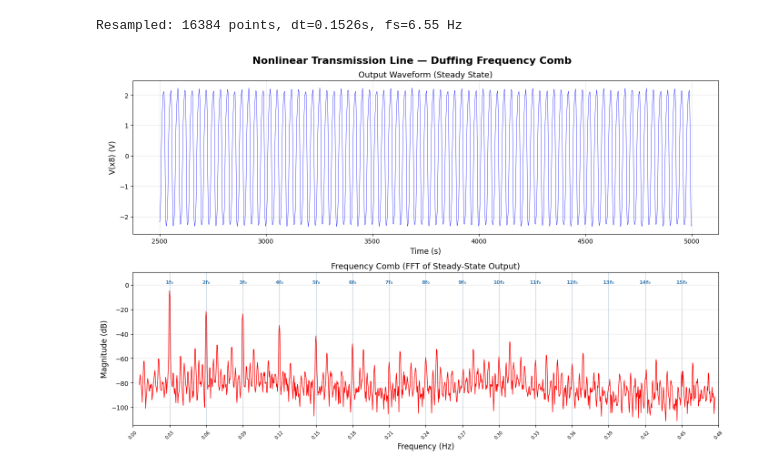
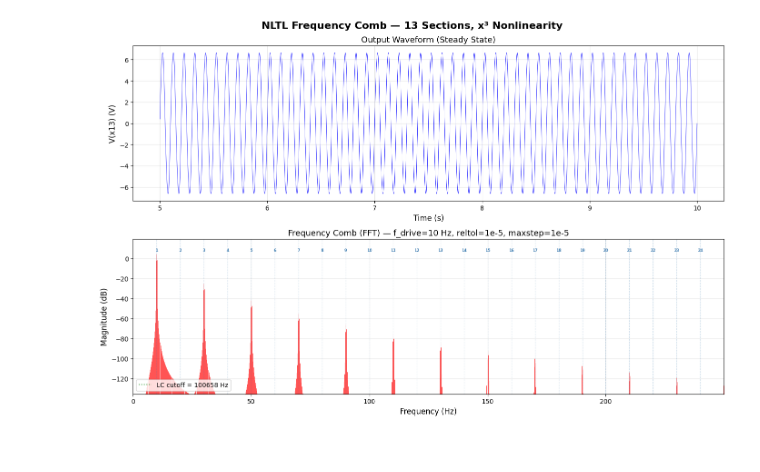
Before and after one commit to smadan755/QSPICE_DSP, a Jupyter notebook: duffing/analyze_comb.ipynb, the cells around one changed output. Saved outputs shown, nothing was run; the diff lists cells and outputs as text; code cells hidden in the pictures.

Commit message:
extended line to 13 stages for stronger comb generation

```diff
--- a/duffing/analyze_comb.ipynb
+++ b/duffing/analyze_comb.ipynb
@@ -57,64 +64,64 @@ Steady-state: 2501s to 5000s (2500 points)
-# %%
-# Resample to uniform grid for FFT
-N_resample = 16384
-t_uniform = np.linspace(t_ss[0], t_ss[-1], N_resample)
-v_uniform = np.interp(t_uniform, t_ss, v_ss)
-dt = t_uniform[1] - t_uniform[0]
-print(f"Resampled: {N_resample} points, dt={dt:.4f}s, fs={1/dt:.2f} Hz")
-
-# Window and FFT
-window = np.hanning(N_resample)
-v_windowed = (v_uniform - np.mean(v_uniform)) * window
-fft_vals = np.fft.rfft(v_windowed)
-freqs = np.fft.rfftfreq(N_resample, d=dt)
-magnitude_dB = 20 * np.log10(np.abs(fft_vals) / N_resample + 1e-15)
-# %% [output]
-Resampled: 16384 points, dt=0.1526s, fs=6.55 Hz
+# %%
+window = np.hanning(len(v_ss))
+fft_vals = np.fft.rfft(v_ss * window)
+freqs = np.fft.rfftfreq(len(v_ss), d=dt)
+magnitude_dB = 20 * np.log10(np.abs(fft_vals) / len(v_ss) + 1e-12)
 # %%
-
 # --- Plot ---
 fig, axes = plt.subplots(2, 1, figsize=(14, 9))
-fig.suptitle('Nonlinear Transmission Line — Duffing Frequency Comb', fontsize=16, fontweight='bold')
+fig.suptitle('NLTL Frequency Comb — 13 Sections, x³ Nonlinearity', fontsize=16, fontweight='bold')
 
 # Time domain
 ax1 = axes[0]
 ax1.plot(t_ss, v_ss, 'b-', linewidth=0.5)
 ax1.set_xlabel('Time (s)', fontsize=12)
-ax1.set_ylabel('V(x8) (V)', fontsize=12)
+ax1.set_ylabel('V(x13) (V)', fontsize=12)
 ax1.set_title('Output Waveform (Steady State)', fontsize=13)
 ax1.grid(True, alpha=0.3)
 
 # FFT
 ax2 = axes[1]
-f_cutoff = 1 / (np.pi * np.sqrt(1))  # ~0.318 Hz for L=1, C=1
-f_max = min(f_cutoff * 1.5, freqs[-1])
-freq_mask = (freqs > 0.005) & (freqs <= f_max)
+L = 100e-6
+C = 100e-9
+f_cutoff = 1 / (np.pi * np.sqrt(L * C))
+f_drive = 10  # Hz
+f_max = min(f_cutoff * 1.5, fs / 2)  # don't exceed Nyquist
 
-ax2.plot(freqs[freq_mask], magnitude_dB[freq_mask], 'r-', linewidth=1.0)
+freq_mask = (freqs >= 1) & (freqs <= f_max)
+f_plot = freqs[freq_mask]
+m_plot = magnitude_dB[freq_mask]
 
-# Mark comb lines
-f_drive = 0.03
-peak_dB = np.max(magnitude_dB[freq_mask])
-for n in range(1, int(f_max / f_drive) + 1):
+peak_dB = np.max(m_plot)
+noise_floor = peak_dB - 140
+
+# Draw spectrum as vertical lines from noise floor
+ax2.vlines(f_plot, noise_floor, m_plot, colors='red', linewidth=0.6, alpha=0.8)
+
+# Mark expected comb teeth
+n_teeth = int(f_max / f_drive)
+for n in range(1, n_teeth + 1):
     f_line = n * f_drive
-    if f_line <= f_max:
-        ax2.axvline(x=f_line, color='steelblue', linewidth=0.8, linestyle='--', alpha=0.4)
-        ax2.text(f_line, peak_dB + 5, f'{n}f\u2080', ha='center', va='bottom',
-                 fontsize=8, color='steelblue', fontweight='bold')
+    ax2.axvline(x=f_line, color='steelblue', linewidth=0.8, linestyle='--', alpha=0.35)
+    if n <= 40 or n % 5 == 0:
+        ax2.text(f_line, peak_dB + 2, f'{n}', ha='center', va='bottom',
+                 fontsize=6, color='steelblue', fontweight='bold')
+
+ax2.axvline(x=f_cutoff, color='green', linewidth=1.5, linestyle=':', alpha=0.7,
+            label=f'LC cutoff = {f_cutoff:.0f} Hz')
+ax2.legend(fontsize=10)
 
 ax2.set_xlabel('Frequency (Hz)', fontsize=12)
 ax2.set_ylabel('Magnitude (dB)', fontsize=12)
-ax2.set_title('Frequency Comb (FFT of Steady-State Output)', fontsize=13)
+ax2.set_title(f'Frequency Comb (FFT) — f_drive={f_drive} Hz, reltol=1e-5, maxstep=1e-5', fontsize=13)
 ax2.grid(True, alpha=0.3)
-ax2.set_ylim(peak_dB - 110, peak_dB + 15)
+ax2.set_ylim(noise_floor, peak_dB + 15)
 ax2.set_xlim(0, f_max)
 
-comb_ticks = np.arange(0, f_max + f_drive, f_drive)
-ax2.set_xticks(comb_ticks)
-ax2.set_xticklabels([f'{f:.2f}' for f in comb_ticks], fontsize=7, rotation=45)
+plt.tight_layout()
+plt.show()
 
-plt.tight_layout()
-
-plt.show()
+print(f"LC cutoff: {f_cutoff:.1f} Hz")
+print(f"Nyquist: {fs/2:.1f} Hz")
+print(f"Comb teeth shown: {n_teeth}")
 # %% [output]
-[figure, old version]
+[figure, new version]
```
Also changed, not shown: parts of 6 cells of this notebook, 3 other files.
